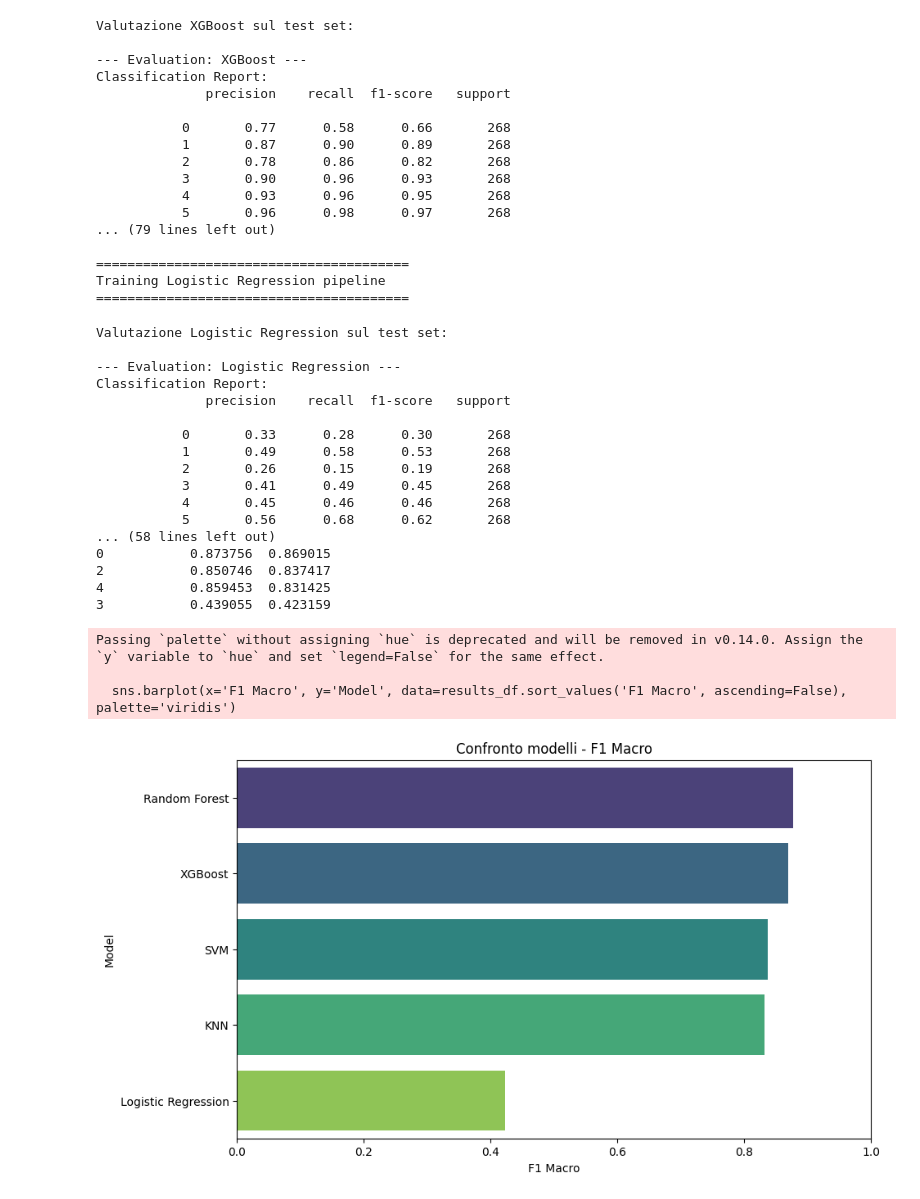
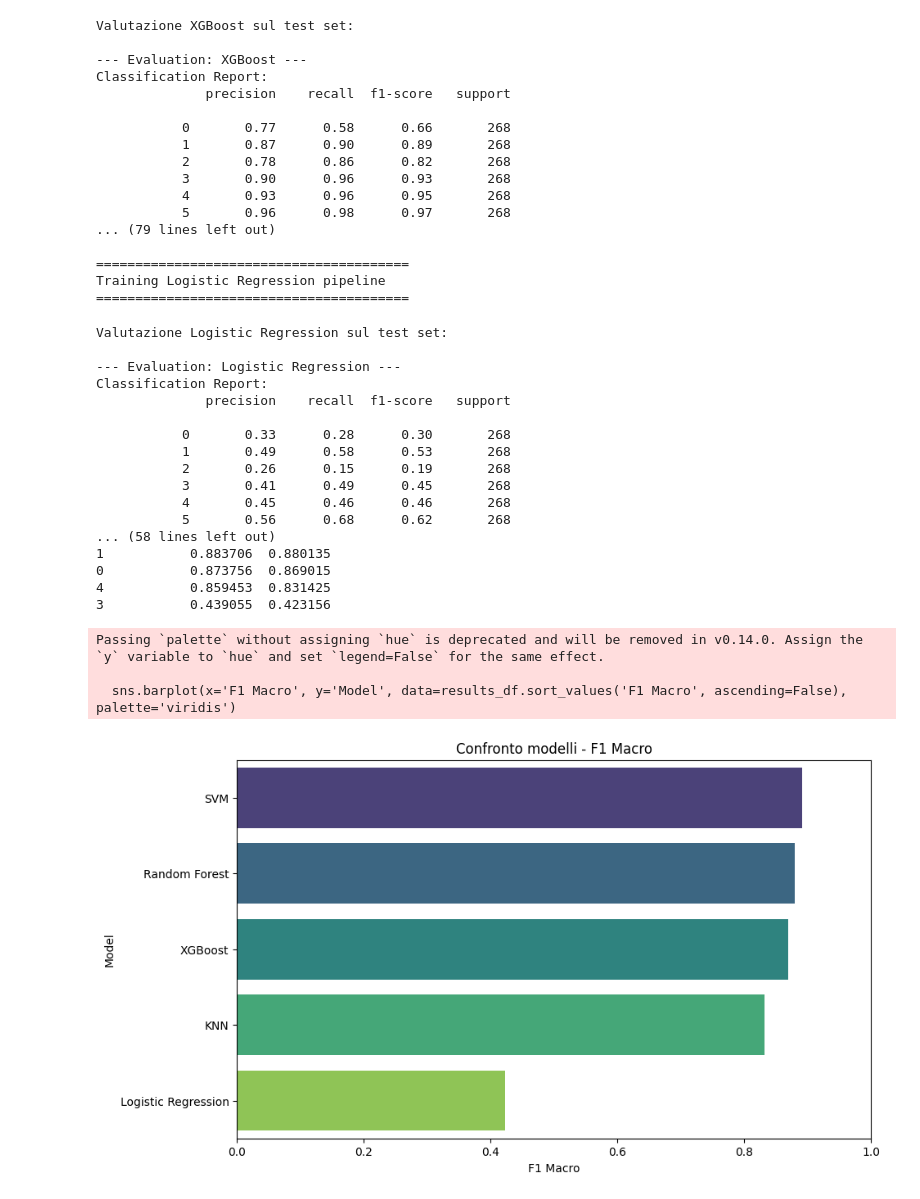
Before and after one commit to noemilatorre/blood_cells_recognition_and_classification, a Jupyter notebook: prova.ipynb, the cells around one changed output. Saved outputs shown, nothing was run; the diff lists cells and outputs as text; code cells hidden in the pictures.

```diff
--- a/prova.ipynb
+++ b/prova.ipynb
@@ -51,7 +51,6 @@ def evaluate_model(model, X_test, y_test, model_name=""):
 # Pipeline 1: XGBoost con SMOTE e StandardScaler
 def create_xgb_pipeline():
     pipeline = ImbPipeline([
-        ('smote', SMOTE(random_state=42)),
         ('scaler', StandardScaler()),
         ('classifier', XGBClassifier(use_label_encoder=True, eval_metric='mlogloss', random_state=42))
     ])
@@ -67,12 +66,11 @@ def create_xgb_pipeline():
 # Pipeline 2: Random Forest con selezione features
 def create_rf_pipeline():
     pipeline = Pipeline([
-        ('selector', SelectKBest(score_func=f_classif)),
+        ('scaler', StandardScaler()),
         ('classifier', RandomForestClassifier(random_state=42, class_weight='balanced'))
     ])
 
     param_dist = {
-        'selector__k': [5, 10, 20, 'all'],
         'classifier__n_estimators': [100, 200, 300],
         'classifier__max_depth': [None, 5, 10, 20],
         'classifier__min_samples_split': [2, 5, 10]
@@ -83,14 +81,11 @@ def create_rf_pipeline():
 # Pipeline 3: SVM con PCA
 def create_svm_pipeline():
     pipeline = ImbPipeline([
-        ('smote', SMOTE(random_state=42)),
-        ('pca', PCA()),
         ('scaler', StandardScaler()),
         ('classifier', SVC(random_state=42, class_weight='balanced'))
     ])
 
     param_dist = {
-        'pca__n_components': [0.8, 0.9, None],
         'classifier__C': [0.1, 1, 10, 100],
         'classifier__kernel': ['linear', 'rbf', 'poly']
     }
@@ -100,13 +95,11 @@ def create_svm_pipeline():
 # Pipeline 4: Logistic Regression con feature selection
 def create_lr_pipeline():
     pipeline = ImbPipeline([
-        ('selector', SelectKBest(score_func=f_classif)),
         ('scaler', StandardScaler()),
         ('classifier', LogisticRegression(random_state=42, class_weight='balanced'))
     ])
 
     param_dist = {
-        'selector__k': [5, 10, 20, 'all'],
         'classifier__C': [0.001, 0.01, 0.1, 1, 10, 100],
         'classifier__penalty': ['l1', 'l2'],
         'classifier__solver': ['liblinear', 'saga']
@@ -117,7 +110,6 @@ def create_lr_pipeline():
 # Pipeline 5: KNN con SMOTE
 def create_knn_pipeline():
     pipeline = ImbPipeline([
-        ('smote', SMOTE(random_state=42)),
         ('scaler', StandardScaler()),
         ('classifier', KNeighborsClassifier())
     ])
@@ -322,33 +314,33 @@ Classification Report:
 
            0       0.77      0.58      0.66       268
            1       0.87      0.90      0.89       268
            2       0.78      0.86      0.82       268
            3       0.90      0.96      0.93       268
            4       0.93      0.96      0.95       268
            5       0.96      0.98      0.97       268
 ... (79 lines left out)
 
 ========================================
 Training Logistic Regression pipeline
 ========================================
 Valutazione Logistic Regression sul test set:
 
 --- Evaluation: Logistic Regression ---
 Classification Report:
               precision    recall  f1-score   support
 
            0       0.33      0.28      0.30       268
            1       0.49      0.58      0.53       268
            2       0.26      0.15      0.19       268
            3       0.41      0.49      0.45       268
            4       0.45      0.46      0.46       268
            5       0.56      0.68      0.62       268
 ... (58 lines left out)
+1           0.883706  0.880135
 0           0.873756  0.869015
-2           0.850746  0.837417
 4           0.859453  0.831425
-3           0.439055  0.423159
+3           0.439055  0.423156
 Passing `palette` without assigning `hue` is deprecated and will be removed in v0.14.0. Assign the `y` variable to `hue` and set `legend=False` for the same effect.
 
   sns.barplot(x='F1 Macro', y='Model', data=results_df.sort_values('F1 Macro', ascending=False), palette='viridis')
-[figure, old version]
+[figure, new version]
```
Also changed, not shown: 3 other files.
